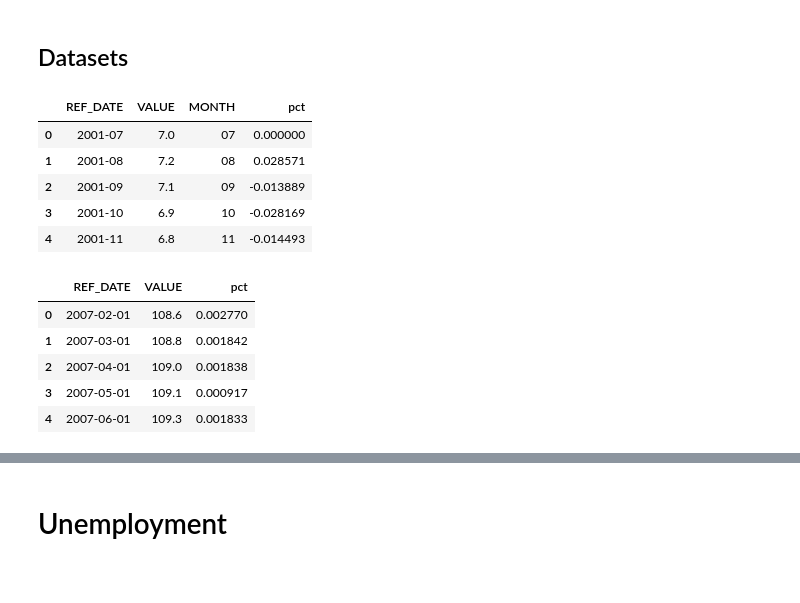
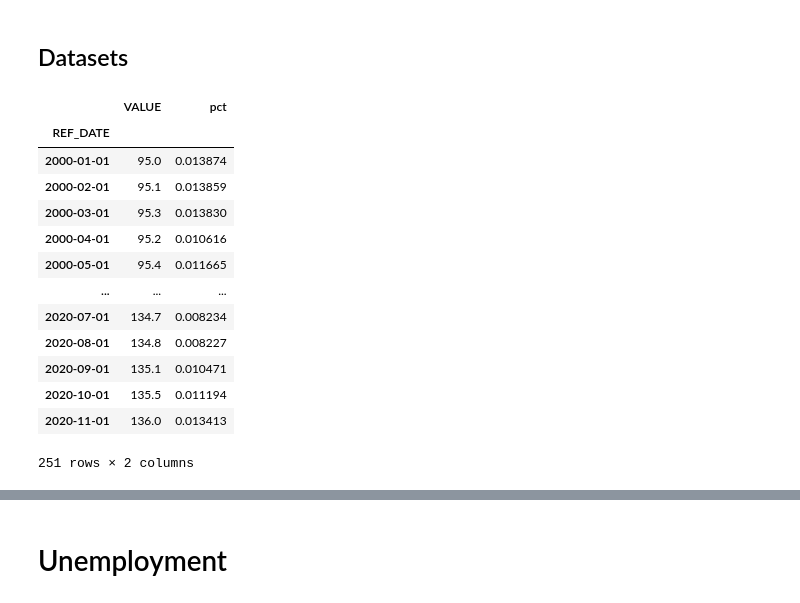
Before and after one commit to dataseal-team-6/sasha_working, a Jupyter notebook: presentation.ipynb, the cells around one changed output, grey strips where cells are left out. Saved outputs shown, nothing was run; the diff lists cells and outputs as text; code cells hidden in the pictures; blank space fills up the shorter version.

```diff
--- a/presentation.ipynb
+++ b/presentation.ipynb
@@ -21,53 +21,57 @@ plt.style.use('fivethirtyeight')
 # unemployment data
 ue = pd.read_csv('data/unemployment.csv')
 ue = ue.loc[ue.GEO == 'Canada']
-ue['MONTH'] = pd.to_datetime(ue.REF_DATE)
-ue['MONTH'] = ue['MONTH'].dt.strftime("%m")
-col = ['REF_DATE', 'VALUE', 'MONTH']
+col = ['VALUE']
+ue.index = ue['REF_DATE']
+ue.index = ue.index.astype('datetime64[ns]')
+ue = ue['2000':]
 ue = ue[col]
 ue['pct'] = ue['VALUE'].pct_change()
 ue['pct'].iat[0] = 0
 
-ue2020 = ue.loc[ue.REF_DATE.str.contains("2020")]
-ue2019 = ue.loc[ue.REF_DATE.str.contains("2019")]
-ue2020 = ue2020.reset_index(drop=True)
-ue2019 = ue2019.reset_index(drop=True)
-ueA = ue.loc[ue.REF_DATE.str.contains("2020")|ue.REF_DATE.str.contains("2019")]
-ueB = ue.loc[ue.REF_DATE.str.contains("2007")|ue.REF_DATE.str.contains("2008")|ue.REF_DATE.str.contains("2009")]
-ueC = ue.loc[ue.REF_DATE.str.contains("2001")|ue.REF_DATE.str.contains("2002")|ue.REF_DATE.str.contains("2003")]
-ueA = ueA.reset_index(drop=True)
-ueB = ueB.reset_index(drop=True)
-ueC = ueC.reset_index(drop=True)
-ue.head()
+ue07 = ue['2007':]
+# ue07.index = ue07.index.astype('datetime64[ns]')
+ue2020 = ue['2020':]
+ue2020 = ue2020.reset_index()
+ue2019 = ue['2019':'2020']
+ue2019 = ue2019.reset_index()
+ueA = ue['2019':]
+ueA = ueA.reset_index()
+ueB = ue['2007':'2010']
+ueB = ueB.reset_index()
-# %% [output]
-|  | REF_DATE | VALUE | MONTH | pct |
-| 0 | 2001-07 | 7.0 | 07 | 0.000000 |
-| 1 | 2001-08 | 7.2 | 08 | 0.028571 |
-| 2 | 2001-09 | 7.1 | 09 | -0.013889 |
-| 3 | 2001-10 | 6.9 | 10 | -0.028169 |
-| 4 | 2001-11 | 6.8 | 11 | -0.014493 |
 # %%
 sc = StatsCan()
 # inflation data
 inf = sc.table_to_df("18-10-0256-01")
-col = ['REF_DATE', 'VALUE']
+col = ['VALUE']
 inf = inf.loc[inf['Alternative measures'] == 'Consumer Price Index (CPI), all-items excluding eight of the most volatile components as defined by the Bank of Canada, seasonally adjusted']
+inf.index = inf['REF_DATE']
+# careful, removes ref date
 inf = inf[col]
-inf['pct'] = inf['VALUE'].pct_change()
+inf['pct'] = inf['VALUE'].pct_change(12)
 inf['pct'].iat[0] = 0
+inf = inf['2000':]
 
 
 # global financial crisis inflation (Canada)
-gfc_inf = inf.loc[ (inf['REF_DATE'] > '2007') & (inf['REF_DATE'] < '2010') ]
-gfc_inf = gfc_inf.reset_index(drop=True)
+gfc_inf = inf['2007':'2010']
+# gfc_inf = gfc_inf.reset_index(drop=False)
 # covid inflation (Canada)
-cvd_inf = inf.loc[ (inf['REF_DATE'] > '2018') & (inf['REF_DATE'] < '2021') ]
-cvd_inf = cvd_inf.reset_index(drop=True)
-gfc_inf.head()
+cvd_inf = inf['2019':'2020']
+# cvd_inf = cvd_inf.reset_index(drop=False)
+inf
 # %% [output]
-|  | REF_DATE | VALUE | pct |
-| 0 | 2007-02-01 | 108.6 | 0.002770 |
-| 1 | 2007-03-01 | 108.8 | 0.001842 |
-| 2 | 2007-04-01 | 109.0 | 0.001838 |
-| 3 | 2007-05-01 | 109.1 | 0.000917 |
-| 4 | 2007-06-01 | 109.3 | 0.001833 |
+|  | VALUE | pct |
+| REF_DATE |  |  |
+| 2000-01-01 | 95.0 | 0.013874 |
+| 2000-02-01 | 95.1 | 0.013859 |
+| 2000-03-01 | 95.3 | 0.013830 |
+| 2000-04-01 | 95.2 | 0.010616 |
+| 2000-05-01 | 95.4 | 0.011665 |
+| ... | ... | ... |
+| 2020-07-01 | 134.7 | 0.008234 |
+| 2020-08-01 | 134.8 | 0.008227 |
+| 2020-09-01 | 135.1 | 0.010471 |
+| 2020-10-01 | 135.5 | 0.011194 |
+| 2020-11-01 | 136.0 | 0.013413 |
+251 rows × 2 columns
```
Also changed, not shown: parts of 25 cells of this notebook.
